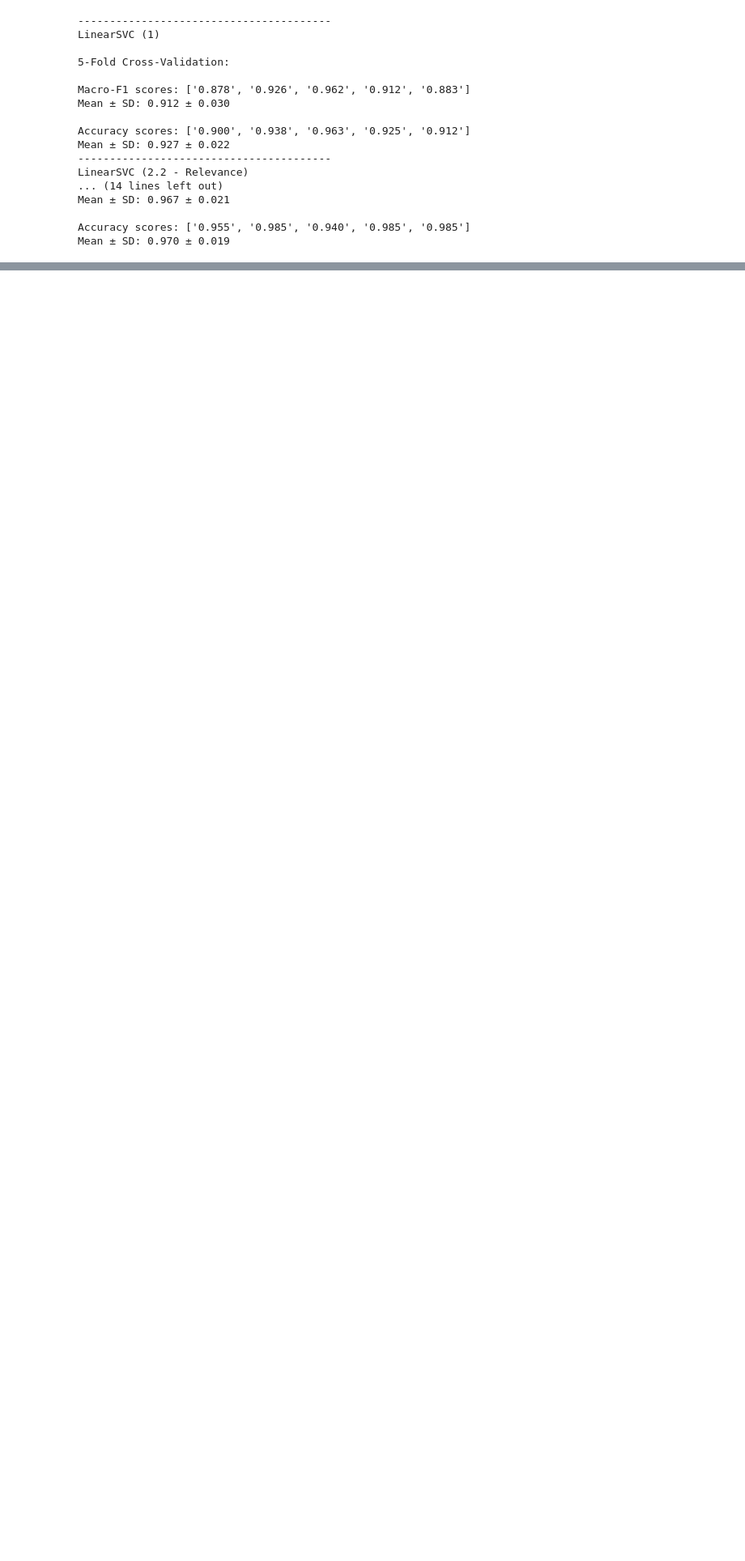
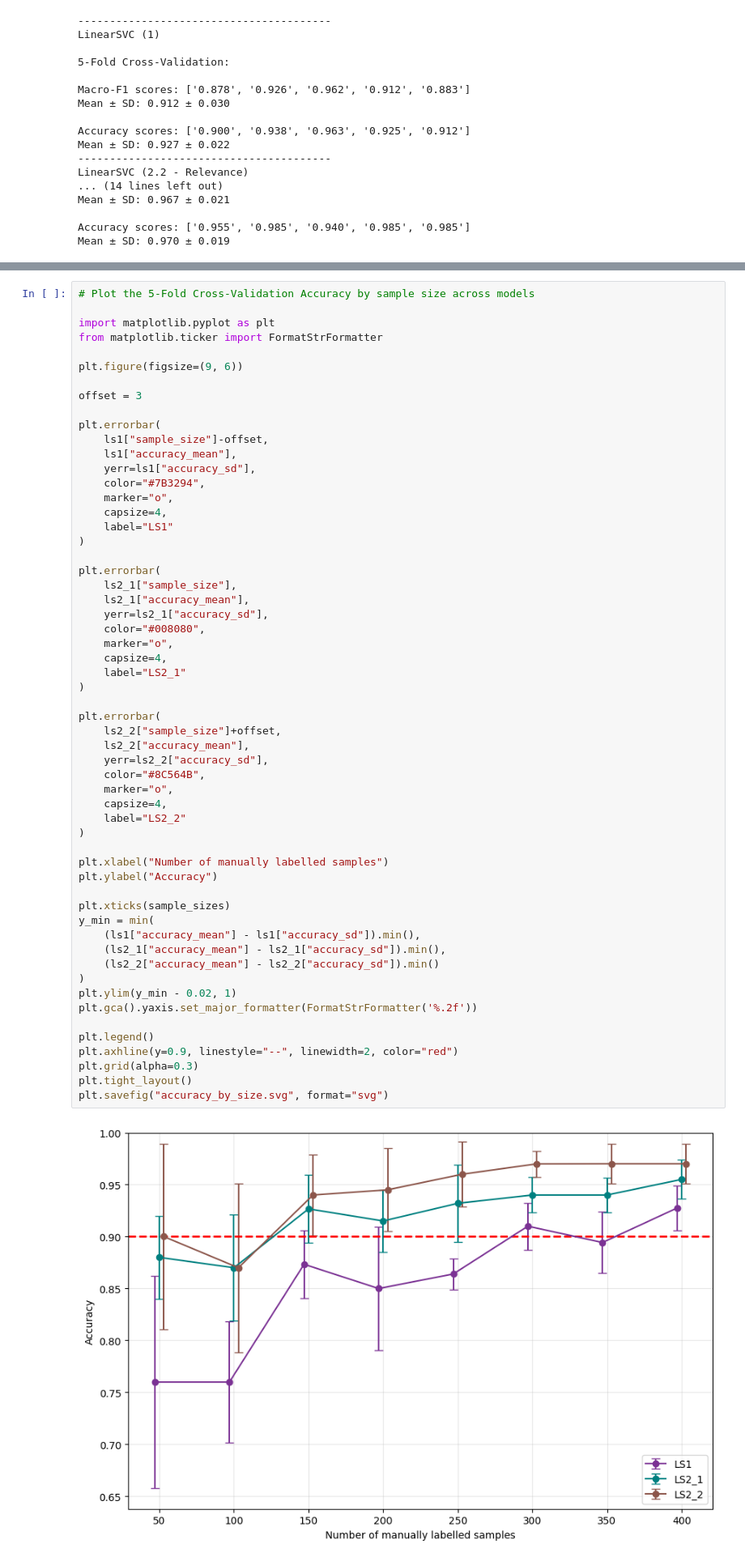
Before and after one commit to elijahalways/EVR, a Jupyter notebook: evr_nlp_metrics.ipynb, the cells around one changed output, grey strips where cells are left out. Shown at 81% size. Drawn from its saved outputs; the diff is of its cells as text; blank space fills up the shorter version.

```diff
--- a/evr_nlp_metrics.ipynb
+++ b/evr_nlp_metrics.ipynb
@@ -1026,0 +1317,59 @@ Mean ± SD: 0.970 ± 0.019
+# %%
+# Plot the 5-Fold Cross-Validation Accuracy by sample size across models
+
+import matplotlib.pyplot as plt
+from matplotlib.ticker import FormatStrFormatter
+
+plt.figure(figsize=(9, 6))
+
+offset = 3
+
+plt.errorbar(
+    ls1["sample_size"]-offset,
+    ls1["accuracy_mean"],
+    yerr=ls1["accuracy_sd"],
+    color="#7B3294",
+    marker="o",
+    capsize=4,
+    label="LS1"
+)
+
+plt.errorbar(
+    ls2_1["sample_size"],
+    ls2_1["accuracy_mean"],
+    yerr=ls2_1["accuracy_sd"],
+    color="#008080",
+    marker="o",
+    capsize=4,
+    label="LS2_1"
+)
+
+plt.errorbar(
+    ls2_2["sample_size"]+offset,
+    ls2_2["accuracy_mean"],
+    yerr=ls2_2["accuracy_sd"],
+    color="#8C564B",
+    marker="o",
+    capsize=4,
+    label="LS2_2"
+)
+
+plt.xlabel("Number of manually labelled samples")
+plt.ylabel("Accuracy")
+
+plt.xticks(sample_sizes)
+y_min = min(
+    (ls1["accuracy_mean"] - ls1["accuracy_sd"]).min(),
+    (ls2_1["accuracy_mean"] - ls2_1["accuracy_sd"]).min(),
+    (ls2_2["accuracy_mean"] - ls2_2["accuracy_sd"]).min()
+)
+plt.ylim(y_min - 0.02, 1)
+plt.gca().yaxis.set_major_formatter(FormatStrFormatter('%.2f'))
+
+plt.legend()
+plt.axhline(y=0.9, linestyle="--", linewidth=2, color="red")
+plt.grid(alpha=0.3)
+plt.tight_layout()
+plt.savefig("accuracy_by_size.svg", format="svg")
+# %% [output]
+[figure, added]
```
Also changed, not shown: parts of 4 cells of this notebook.
